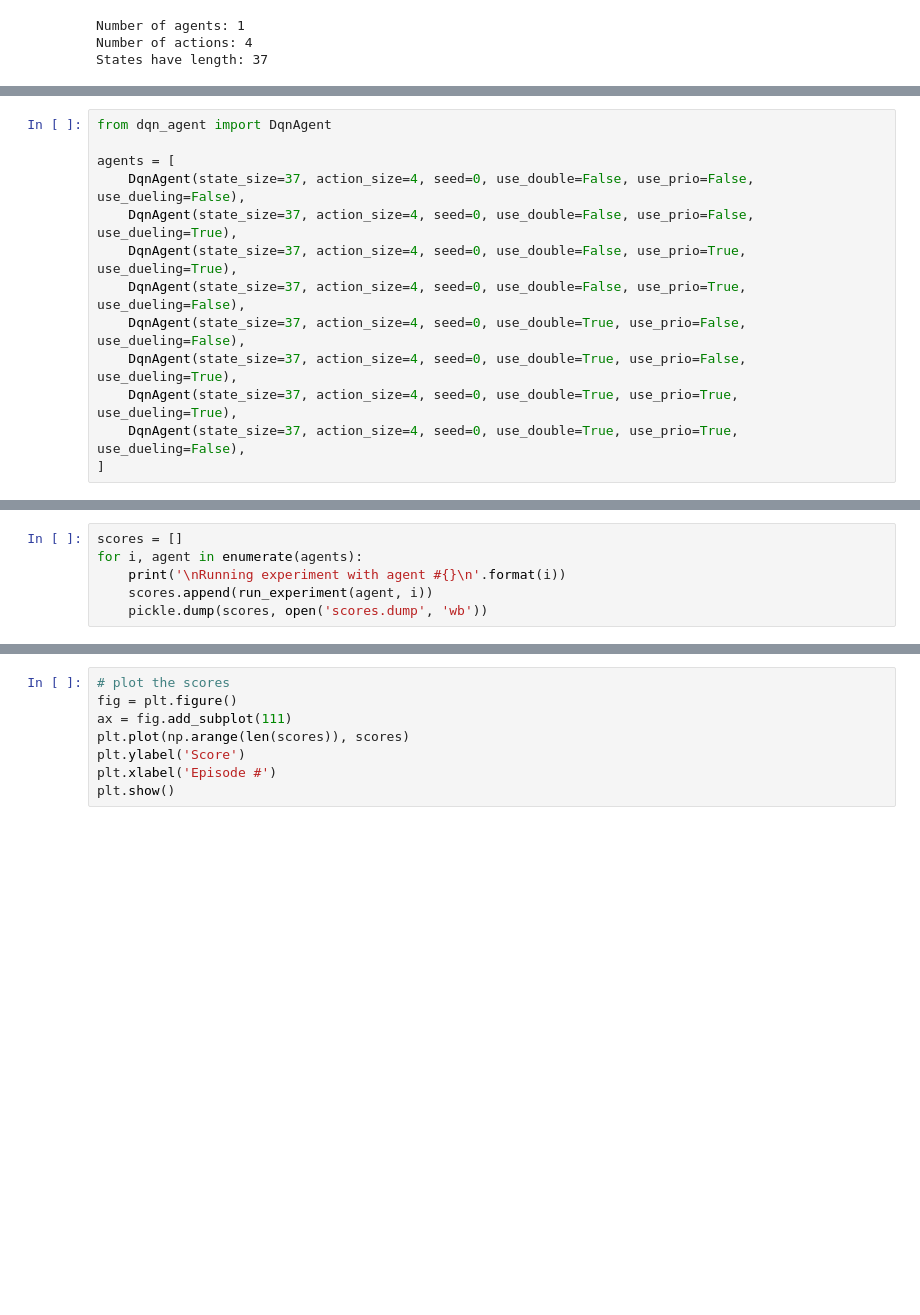
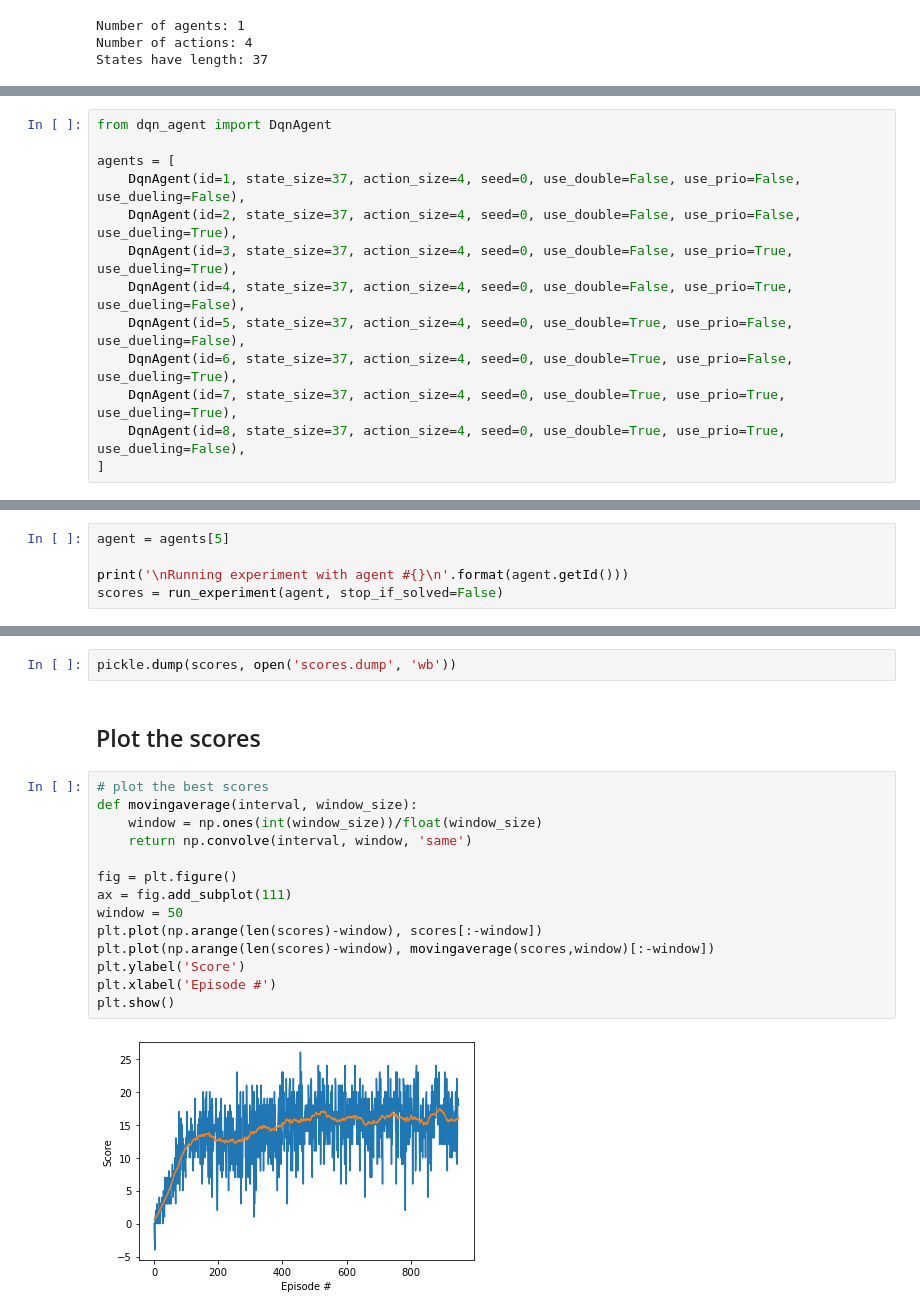
Before and after one commit to p1r4t3Bunny/drlnd-navigation, a Jupyter notebook: TrainNavigationAgent.ipynb, the cells around one changed output, grey strips where cells are left out. Cells and saved outputs as stored; diff of their text form; blank space fills up the shorter version.

```diff
--- a/TrainNavigationAgent.ipynb
+++ b/TrainNavigationAgent.ipynb
@@ -78,0 +91,13 @@ States have length: 37
+# %%
+from dqn_agent import DqnAgent
+
+agents = [
+    DqnAgent(id=1, state_size=37, action_size=4, seed=0, use_double=False, use_prio=False, use_dueling=False),
+    DqnAgent(id=2, state_size=37, action_size=4, seed=0, use_double=False, use_prio=False, use_dueling=True),
+    DqnAgent(id=3, state_size=37, action_size=4, seed=0, use_double=False, use_prio=True, use_dueling=True),
+    DqnAgent(id=4, state_size=37, action_size=4, seed=0, use_double=False, use_prio=True, use_dueling=False),
+    DqnAgent(id=5, state_size=37, action_size=4, seed=0, use_double=True, use_prio=False, use_dueling=False),
+    DqnAgent(id=6, state_size=37, action_size=4, seed=0, use_double=True, use_prio=False, use_dueling=True),
+    DqnAgent(id=7, state_size=37, action_size=4, seed=0, use_double=True, use_prio=True, use_dueling=True),
+    DqnAgent(id=8, state_size=37, action_size=4, seed=0, use_double=True, use_prio=True, use_dueling=False),
+]
@@ -81,13 +188,0 @@ States have length: 37
-# %%
-from dqn_agent import DqnAgent
-
-agents = [
-    DqnAgent(state_size=37, action_size=4, seed=0, use_double=False, use_prio=False, use_dueling=False),
-    DqnAgent(state_size=37, action_size=4, seed=0, use_double=False, use_prio=False, use_dueling=True),
-    DqnAgent(state_size=37, action_size=4, seed=0, use_double=False, use_prio=True, use_dueling=True),
-    DqnAgent(state_size=37, action_size=4, seed=0, use_double=False, use_prio=True, use_dueling=False),
-    DqnAgent(state_size=37, action_size=4, seed=0, use_double=True, use_prio=False, use_dueling=False),
-    DqnAgent(state_size=37, action_size=4, seed=0, use_double=True, use_prio=False, use_dueling=True),
-    DqnAgent(state_size=37, action_size=4, seed=0, use_double=True, use_prio=True, use_dueling=True),
-    DqnAgent(state_size=37, action_size=4, seed=0, use_double=True, use_prio=True, use_dueling=False),
-]
@@ -139,7 +189,6 @@ def run_experiment(agent, idx, n_episodes=1000, max_t=100000, eps_start=1.0, eps
 # %%
-scores = []
-for i, agent in enumerate(agents):
-    print('\nRunning experiment with agent #{}\n'.format(i))
-    scores.append(run_experiment(agent, i))
-    pickle.dump(scores, open('scores.dump', 'wb'))
+agent = agents[5]
+
+print('\nRunning experiment with agent #{}\n'.format(agent.getId()))
+scores = run_experiment(agent, stop_if_solved=False)
 # %% [output]
@@ -163,8 +207,20 @@ Environment solved in 369 episodes!     Average Score: 13.03
+# %%
+pickle.dump(scores, open('scores.dump', 'wb'))
+# %% [markdown]
+## Plot the scores
 # %%
-# plot the scores
+# plot the best scores
+def movingaverage(interval, window_size):
+    window = np.ones(int(window_size))/float(window_size)
+    return np.convolve(interval, window, 'same')
+
 fig = plt.figure()
 ax = fig.add_subplot(111)
-plt.plot(np.arange(len(scores)), scores)
+window = 50
+plt.plot(np.arange(len(scores)-window), scores[:-window])
+plt.plot(np.arange(len(scores)-window), movingaverage(scores,window)[:-window])
 plt.ylabel('Score')
 plt.xlabel('Episode #')
 plt.show()
+# %% [output]
+[figure, added]
```
Also changed, not shown: parts of 11 cells of this notebook, 6 other files.
